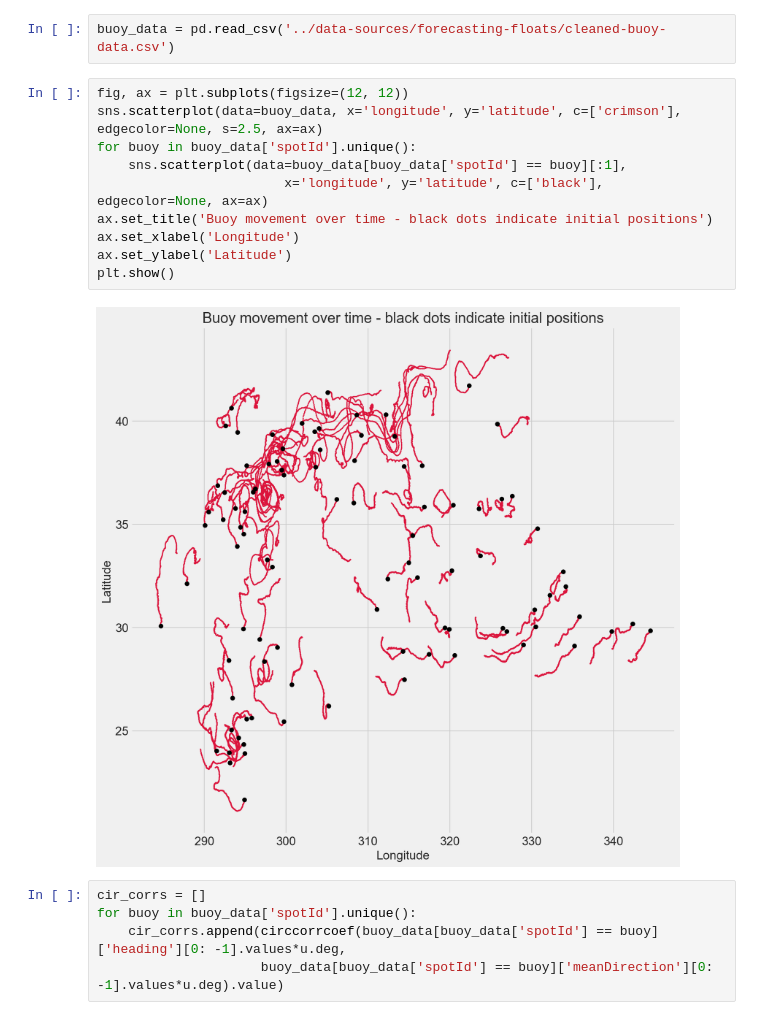
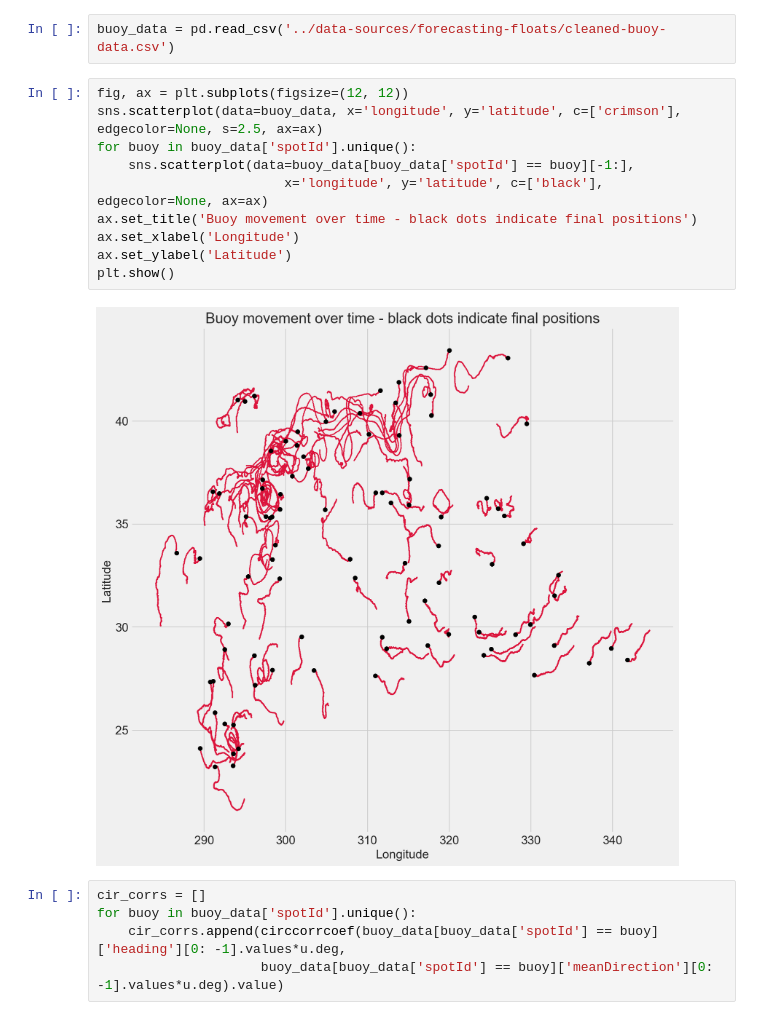
Before and after one commit to esbatiehsan/forecasting-floats, a Jupyter notebook: data-cleaning-exploration.ipynb, the cells around one changed output. Drawn from its saved outputs; the diff is of its cells as text.

```diff
--- a/data-cleaning-exploration.ipynb
+++ b/data-cleaning-exploration.ipynb
@@ -74,15 +74,15 @@ buoy_data = pd.read_csv('../data-sources/forecasting-floats/cleaned-buoy-data.cs
 # %%
 fig, ax = plt.subplots(figsize=(12, 12))
 sns.scatterplot(data=buoy_data, x='longitude', y='latitude', c=['crimson'], edgecolor=None, s=2.5, ax=ax)
 for buoy in buoy_data['spotId'].unique():
-    sns.scatterplot(data=buoy_data[buoy_data['spotId'] == buoy][:1],
+    sns.scatterplot(data=buoy_data[buoy_data['spotId'] == buoy][-1:],
                         x='longitude', y='latitude', c=['black'], edgecolor=None, ax=ax)
-ax.set_title('Buoy movement over time - black dots indicate initial positions')
+ax.set_title('Buoy movement over time - black dots indicate final positions')
 ax.set_xlabel('Longitude')
 ax.set_ylabel('Latitude')
 plt.show()
 # %% [output]
-[figure, old version]
+[figure, new version]
 # %%
 cir_corrs = []
 for buoy in buoy_data['spotId'].unique():
```
